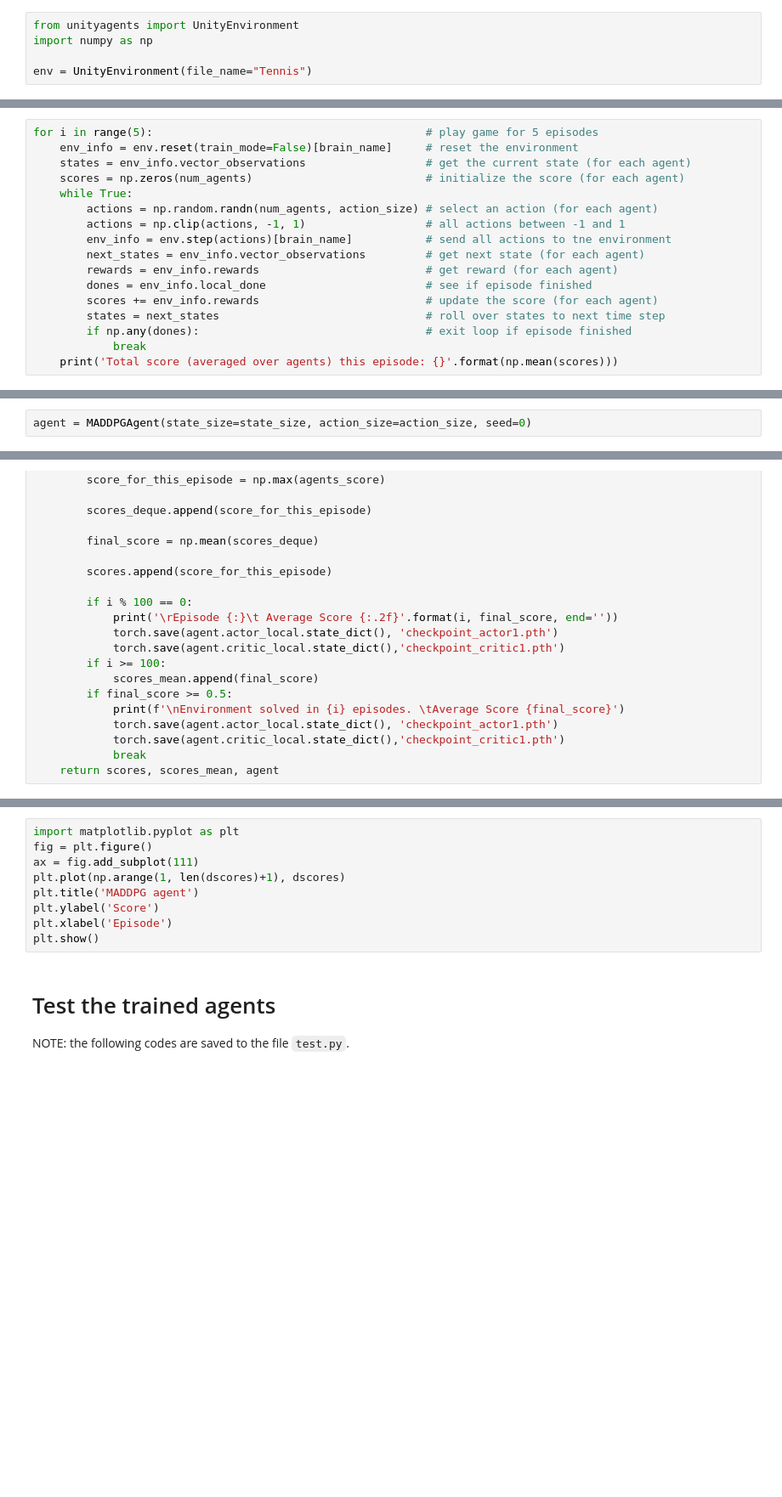
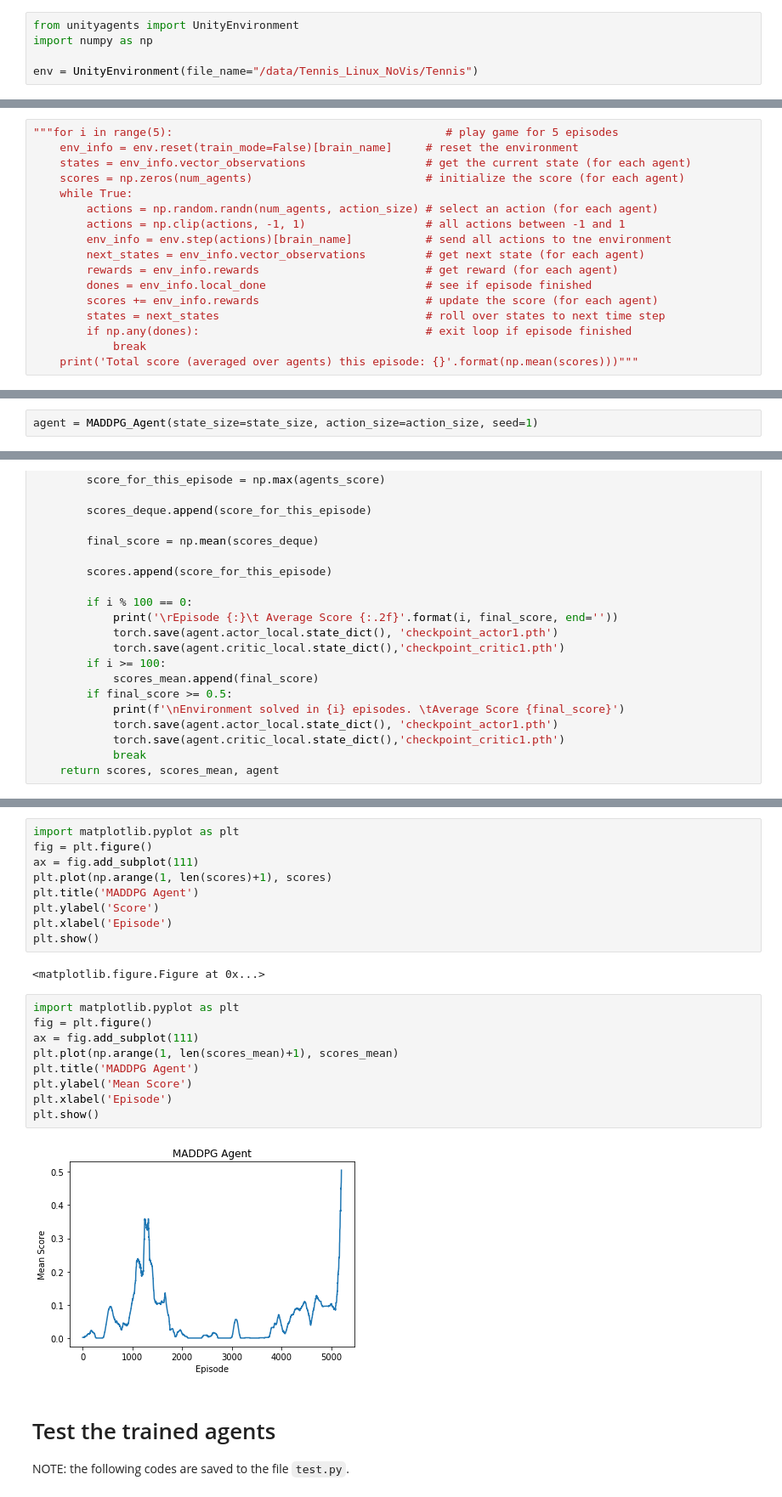
Before and after one commit to wjlgatech/DRL-marl-tennis, a Jupyter notebook: Tennis.ipynb, the cells around one changed output, grey strips where cells are left out. Shown at 85% size. Saved outputs shown, nothing was run; the diff lists cells and outputs as text; blank space fills up the shorter version.

```diff
--- a/Tennis.ipynb
+++ b/Tennis.ipynb
@@ -16,4 +19,4 @@ The environment is already saved in the Workspace and can be accessed at the fil
 from unityagents import UnityEnvironment
 import numpy as np
 
-env = UnityEnvironment(file_name="Tennis")
+env = UnityEnvironment(file_name="/data/Tennis_Linux_NoVis/Tennis")
@@ -68,7 +88,7 @@ In the next code cell, you will learn how to use the Python API to control the a
 
 Note that **in this coding environment, you will not be able to watch the agents while they are training**, and you should set `train_mode=True` to restart the environment.
 # %%
-for i in range(5):                                         # play game for 5 episodes
+"""for i in range(5):                                         # play game for 5 episodes
     env_info = env.reset(train_mode=False)[brain_name]     # reset the environment
     states = env_info.vector_observations                  # get the current state (for each agent)
     scores = np.zeros(num_agents)                          # initialize the score (for each agent)
@@ -83,5 +103,5 @@ for i in range(5):                                         # play game for 5 epi
         states = next_states                               # roll over states to next time step
         if np.any(dones):                                  # exit loop if episode finished
             break
-    print('Total score (averaged over agents) this episode: {}'.format(np.mean(scores)))
+    print('Total score (averaged over agents) this episode: {}'.format(np.mean(scores)))"""
 # %% [output]
@@ -110,7 +126,7 @@ from collections import deque
 from workspaceUtils import keep_awake
 import torch
 # %%
-agent = MADDPGAgent(state_size=state_size, action_size=action_size, seed=0)
+agent = MADDPG_Agent(state_size=state_size, action_size=action_size, seed=1)
 # %%
 def train(n_episodes=10000, max_t=1000):
     """
@@ -204,11 +219,24 @@ NameError: name 'score_mean' is not defined
 import matplotlib.pyplot as plt
 fig = plt.figure()
 ax = fig.add_subplot(111)
-plt.plot(np.arange(1, len(dscores)+1), dscores)
-plt.title('MADDPG agent')
+plt.plot(np.arange(1, len(scores)+1), scores)
+plt.title('MADDPG Agent')
 plt.ylabel('Score')
 plt.xlabel('Episode')
 plt.show()
+# %% [output]
+<matplotlib.figure.Figure at 0x...>
+# %%
+import matplotlib.pyplot as plt
+fig = plt.figure()
+ax = fig.add_subplot(111)
+plt.plot(np.arange(1, len(scores_mean)+1), scores_mean)
+plt.title('MADDPG Agent')
+plt.ylabel('Mean Score')
+plt.xlabel('Episode')
+plt.show()
+# %% [output]
+[figure, added]
 # %% [markdown]
 # Test the trained agents
 
```
Also changed, not shown: parts of 5 cells of this notebook.
